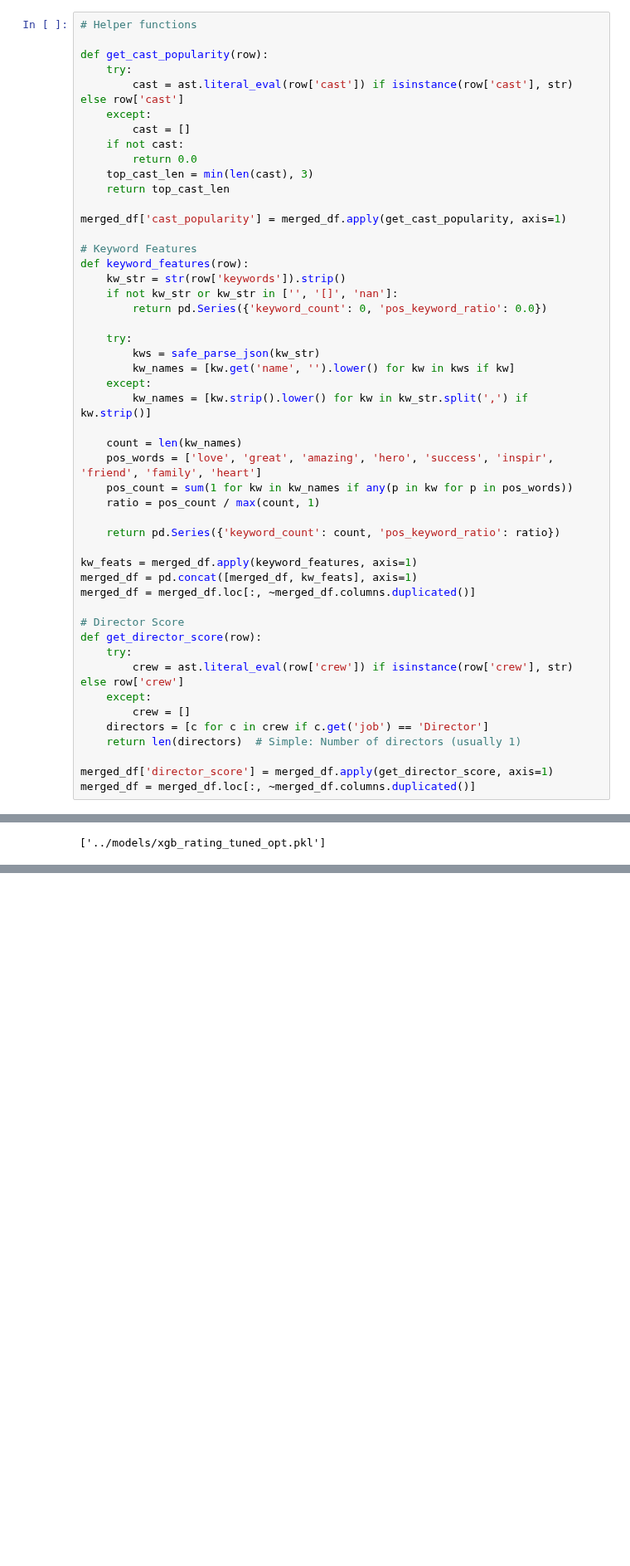
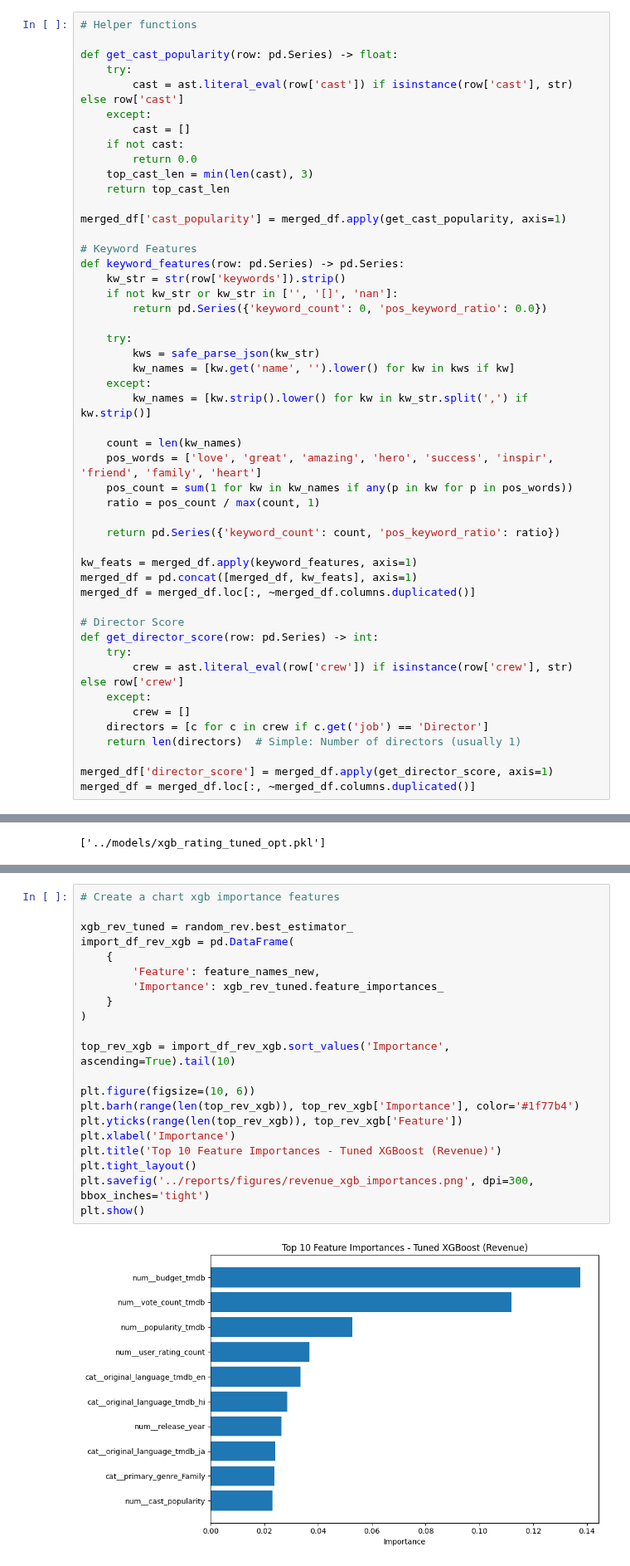
Before and after one commit to gavin-barro/CinemaSuccessSage, a Jupyter notebook: notebooks/advanced_models.ipynb, the cells around one changed output, grey strips where cells are left out. Shown at 83% size. Drawn from its saved outputs; the diff is of its cells as text; blank space fills up the shorter version.

Commit message:
add a plot for the final report

```diff
--- a/notebooks/advanced_models.ipynb
+++ b/notebooks/advanced_models.ipynb
@@ -79,7 +80,7 @@ cat_features = ['primary_genre', 'original_language_tmdb', 'release_season', 'ad
 # %%
 # Helper functions
 
-def get_cast_popularity(row):
+def get_cast_popularity(row: pd.Series) -> float:
     try:
         cast = ast.literal_eval(row['cast']) if isinstance(row['cast'], str) else row['cast']
     except:
@@ -92,7 +93,7 @@ def get_cast_popularity(row):
 merged_df['cast_popularity'] = merged_df.apply(get_cast_popularity, axis=1)
 
 # Keyword Features
-def keyword_features(row):
+def keyword_features(row: pd.Series) -> pd.Series:
     kw_str = str(row['keywords']).strip()
     if not kw_str or kw_str in ['', '[]', 'nan']:
         return pd.Series({'keyword_count': 0, 'pos_keyword_ratio': 0.0})
@@ -115,7 +116,7 @@ merged_df = pd.concat([merged_df, kw_feats], axis=1)
 merged_df = merged_df.loc[:, ~merged_df.columns.duplicated()]
 
 # Director Score
-def get_director_score(row):
+def get_director_score(row: pd.Series) -> int:
     try:
         crew = ast.literal_eval(row['crew']) if isinstance(row['crew'], str) else row['crew']
     except:
@@ -419 +423,24 @@ belongs_to_collection
 Name: count, dtype: int64
+# %%
+# Create a chart xgb importance features
+
+xgb_rev_tuned = random_rev.best_estimator_
+import_df_rev_xgb = pd.DataFrame(
+    {
+        'Feature': feature_names_new,
+        'Importance': xgb_rev_tuned.feature_importances_
+    }
+)
+
+top_rev_xgb = import_df_rev_xgb.sort_values('Importance', ascending=True).tail(10)
+
+plt.figure(figsize=(10, 6))
+plt.barh(range(len(top_rev_xgb)), top_rev_xgb['Importance'], color='#1f77b4')
+plt.yticks(range(len(top_rev_xgb)), top_rev_xgb['Feature'])
+plt.xlabel('Importance')
+plt.title('Top 10 Feature Importances - Tuned XGBoost (Revenue)')
+plt.tight_layout()
+plt.savefig('../reports/figures/revenue_xgb_importances.png', dpi=300, bbox_inches='tight')
+plt.show()
+# %% [output]
+[figure, added]
```
Also changed, not shown: parts of 3 cells of this notebook, 4 other files.
